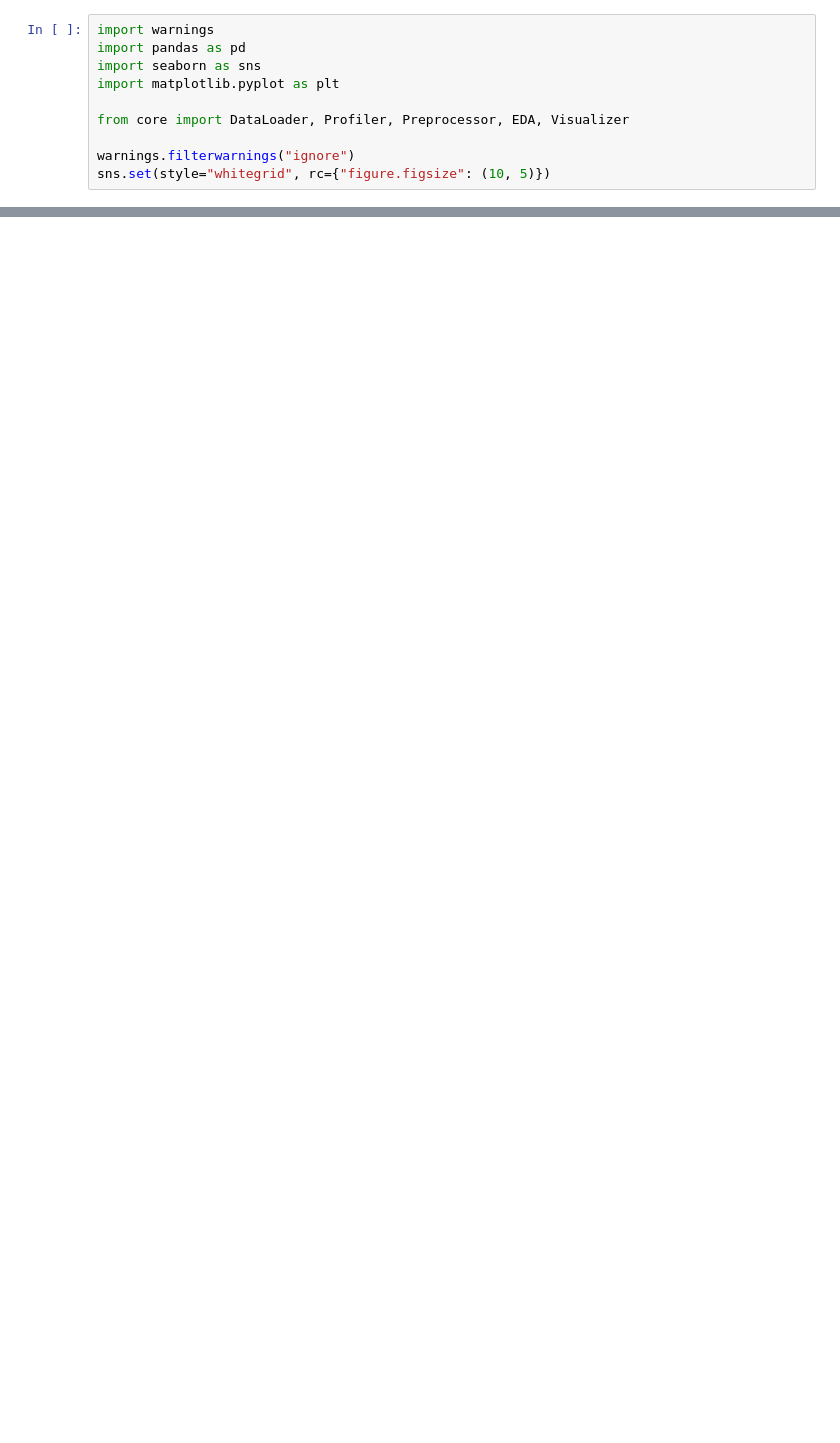
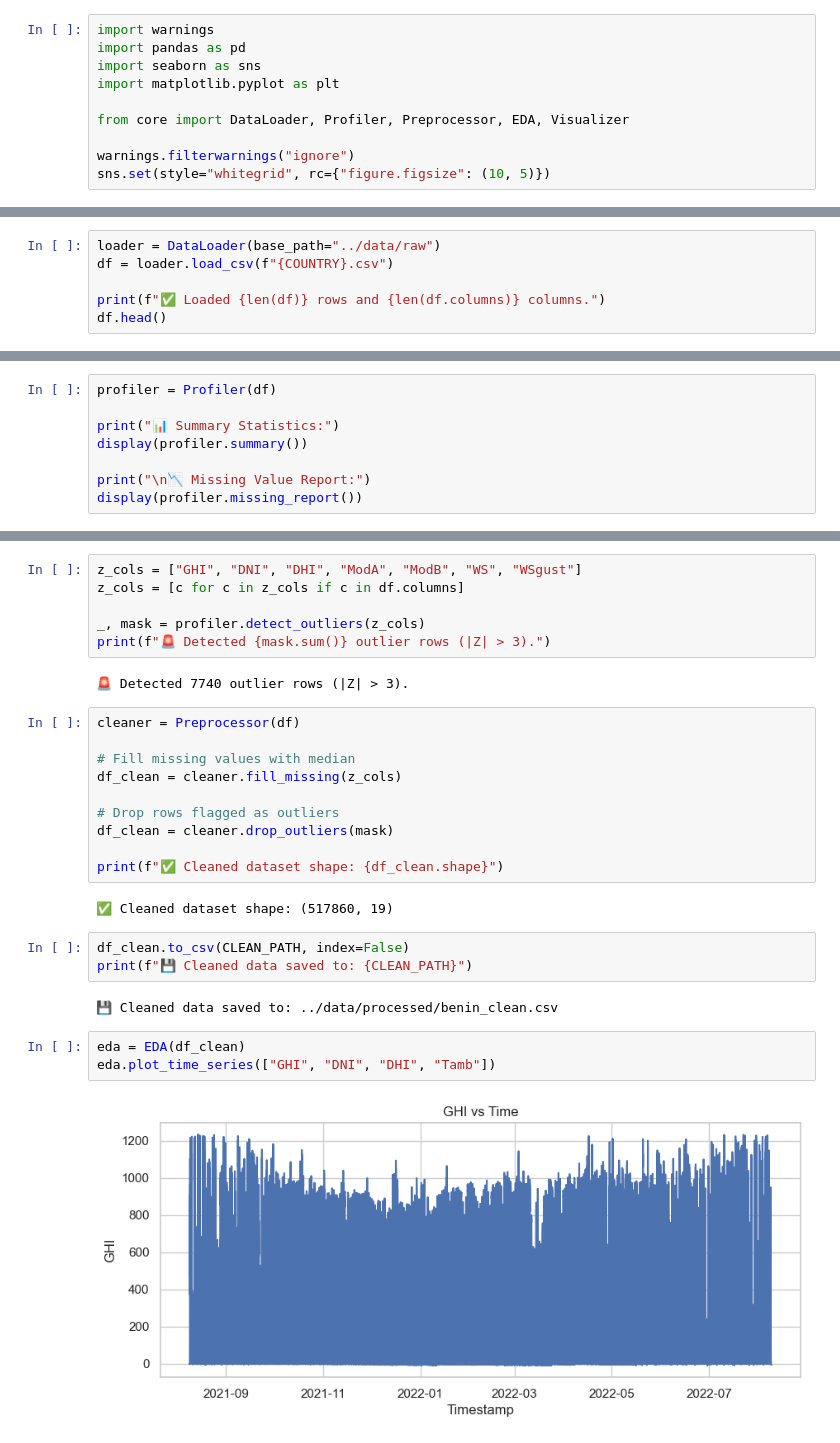
Before and after one commit to tib-dev/solar-challenge-week0, a Jupyter notebook: notebook/eda_benin.ipynb, the cells around one changed output, grey strips where cells are left out. Drawn from its saved outputs; the diff is of its cells as text; blank space fills up the shorter version.

Commit message:
eda-benin

```diff
--- a/notebook/eda_benin.ipynb
+++ b/notebook/eda_benin.ipynb
@@ -348,0 +31,6 @@ else:
+# %%
+loader = DataLoader(base_path="../data/raw")
+df = loader.load_csv(f"{COUNTRY}.csv")
+
+print(f"✅ Loaded {len(df)} rows and {len(df.columns)} columns.")
+df.head()
@@ -348,0 +45,8 @@ else:
+# %%
+profiler = Profiler(df)
+
+print("📊 Summary Statistics:")
+display(profiler.summary())
+
+print("\n📉 Missing Value Report:")
+display(profiler.missing_report())
@@ -348,0 +75,30 @@ else:
+# %%
+z_cols = ["GHI", "DNI", "DHI", "ModA", "ModB", "WS", "WSgust"]
+z_cols = [c for c in z_cols if c in df.columns]
+
+_, mask = profiler.detect_outliers(z_cols)
+print(f"🚨 Detected {mask.sum()} outlier rows (|Z| > 3).")
+# %% [output]
+🚨 Detected 7740 outlier rows (|Z| > 3).
+# %%
+cleaner = Preprocessor(df)
+
+# Fill missing values with median
+df_clean = cleaner.fill_missing(z_cols)
+
+# Drop rows flagged as outliers
+df_clean = cleaner.drop_outliers(mask)
+
+print(f"✅ Cleaned dataset shape: {df_clean.shape}")
+# %% [output]
+✅ Cleaned dataset shape: (517860, 19)
+# %%
+df_clean.to_csv(CLEAN_PATH, index=False)
+print(f"💾 Cleaned data saved to: {CLEAN_PATH}")
+# %% [output]
+💾 Cleaned data saved to: ../data/processed/benin_clean.csv
+# %%
+eda = EDA(df_clean)
+eda.plot_time_series(["GHI", "DNI", "DHI", "Tamb"])
+# %% [output]
+[figure, added]
```
Also changed, not shown: parts of 37 cells of this notebook.
